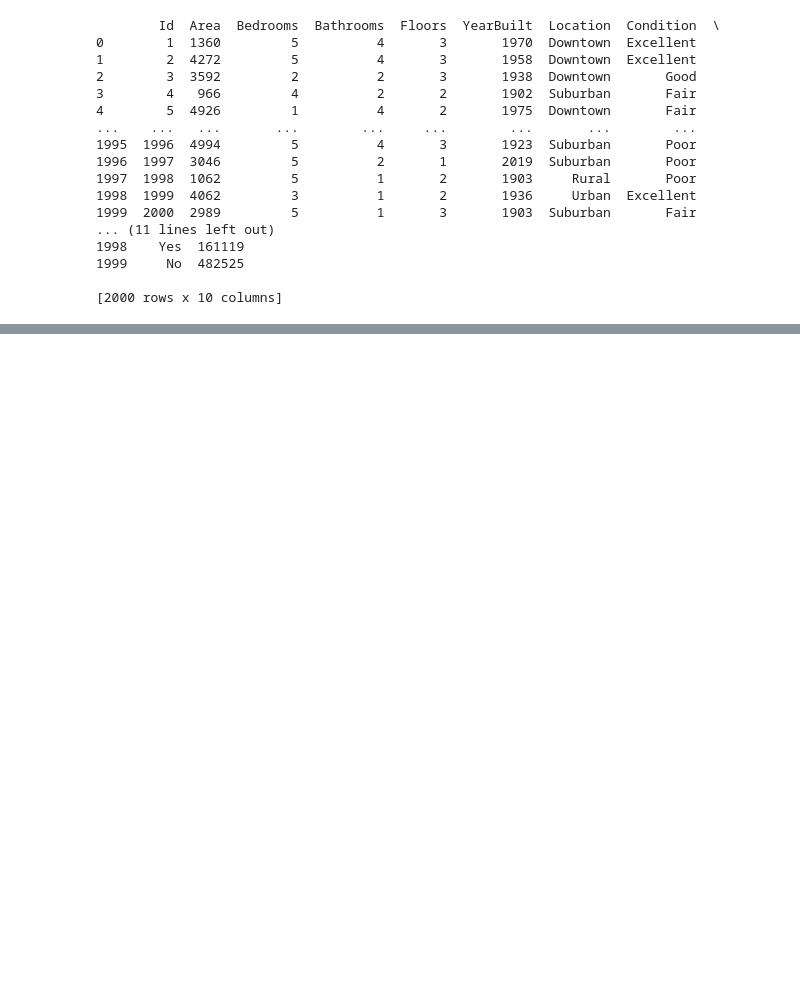
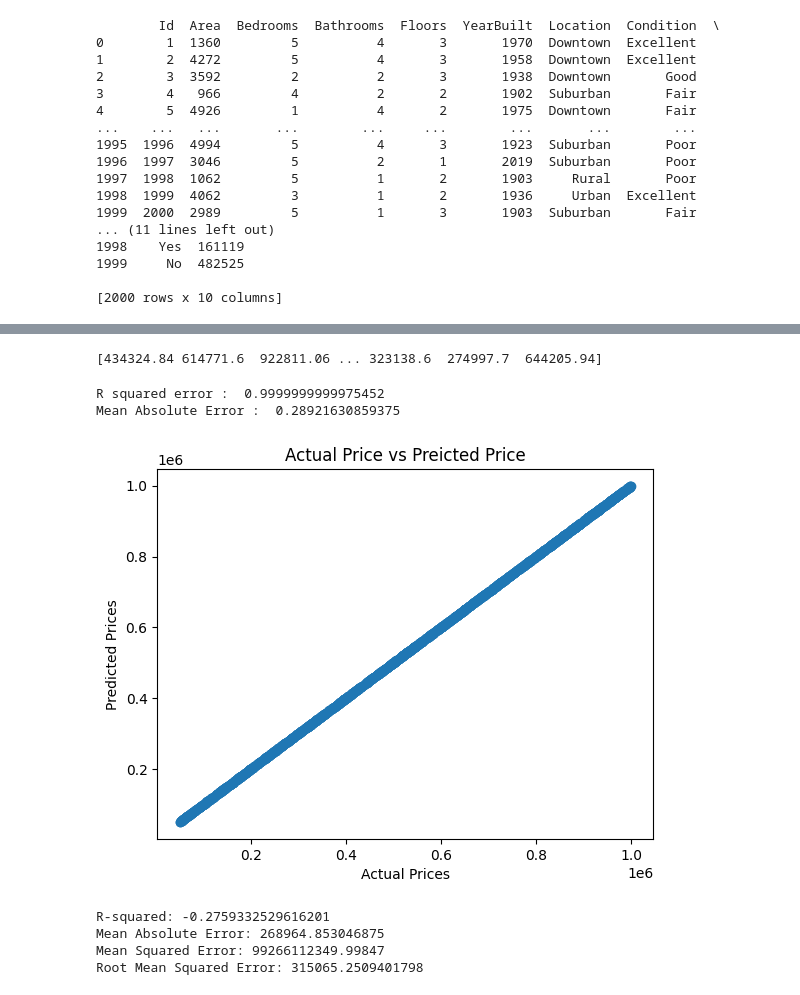
Before and after one commit to Rejina10-tech/ML_House-Price-Prediction, a Jupyter notebook: House Price Prediction.ipynb, the cells around one changed output, grey strips where cells are left out. Cells and saved outputs as stored; diff of their text form; code cells hidden in the pictures; blank space fills up the shorter version.

Commit message:
Training Model

```diff
--- a/House Price Prediction.ipynb
+++ b/House Price Prediction.ipynb
@@ -122,0 +270,14 @@ print(data)
+# %%
+from sklearn.preprocessing import LabelEncoder
+
+# List of categorical columns
+categorical_columns = ['Location', 'Condition', 'Garage']  # Update with your actual categorical column names
+
+# Apply LabelEncoder to each categorical column
+label_encoder = LabelEncoder()
+for col in categorical_columns:
+    data[col] = label_encoder.fit_transform(data[col])
+
+# Now, you can split the data and train the model
+X = data.drop(['Price'], axis=1)  # Assuming 'price' is the target column
+Y = data['Price']
@@ -122,0 +289,10 @@ print(data)
+# %%
+# Step 1: Handle missing values
+data = data.fillna(data.mean())  # For numerical columns, fill with mean
+data['Location'] = data['Location'].fillna(data['Location'].mode()[0])  # For categorical columns
+
+# Step 2: Encode categorical variables using LabelEncoder
+label_encoder = LabelEncoder()
+data['Location'] = label_encoder.fit_transform(data['Location'])
+data['Condition'] = label_encoder.fit_transform(data['Condition'])
+data['Garage'] = label_encoder.fit_transform(data['Garage'])
@@ -122,0 +340,27 @@ print(data)
+# %%
+# accuracy for prediction on training data
+training_data_prediction = model.predict(X_train)
+# %%
+print(training_data_prediction)
+# %% [output]
+[434324.84 614771.6  922811.06 ... 323138.6  274997.7  644205.94]
+# %%
+# R squared error
+score_1 = metrics.r2_score(Y_train, training_data_prediction)
+
+# Mean Absolute Error
+score_2 = metrics.mean_absolute_error(Y_train, training_data_prediction)
+
+print("R squared error : ", score_1)
+print('Mean Absolute Error : ', score_2)
+# %% [output]
+R squared error :  0.9999999999975452
+Mean Absolute Error :  0.28921630859375
+# %%
+plt.scatter(Y_train, training_data_prediction)
+plt.xlabel("Actual Prices")
+plt.ylabel("Predicted Prices")
+plt.title("Actual Price vs Preicted Price")
+plt.show()
+# %% [output]
+[figure, added]
@@ -122,0 +370,25 @@ print(data)
+# %%
+
+# Step 6: Evaluate the model
+
+# R-squared error (R2 score)
+score_1 = metrics.r2_score(Y_test, test_data_prediction)
+
+# Mean Absolute Error (MAE)
+score_2 = metrics.mean_absolute_error(Y_test, test_data_prediction)
+
+# Mean Squared Error (MSE)
+score_3 = metrics.mean_squared_error(Y_test, test_data_prediction)
+
+# Root Mean Squared Error (RMSE)
+score_4 = np.sqrt(score_3)
+
+print(f"R-squared: {score_1}")
+print(f"Mean Absolute Error: {score_2}")
+print(f"Mean Squared Error: {score_3}")
+print(f"Root Mean Squared Error: {score_4}")
+# %% [output]
+R-squared: -0.2759332529616201
+Mean Absolute Error: 268964.853046875
+Mean Squared Error: 99266112349.99847
+Root Mean Squared Error: 315065.2509401798
```
Also changed, not shown: parts of 17 cells of this notebook.
